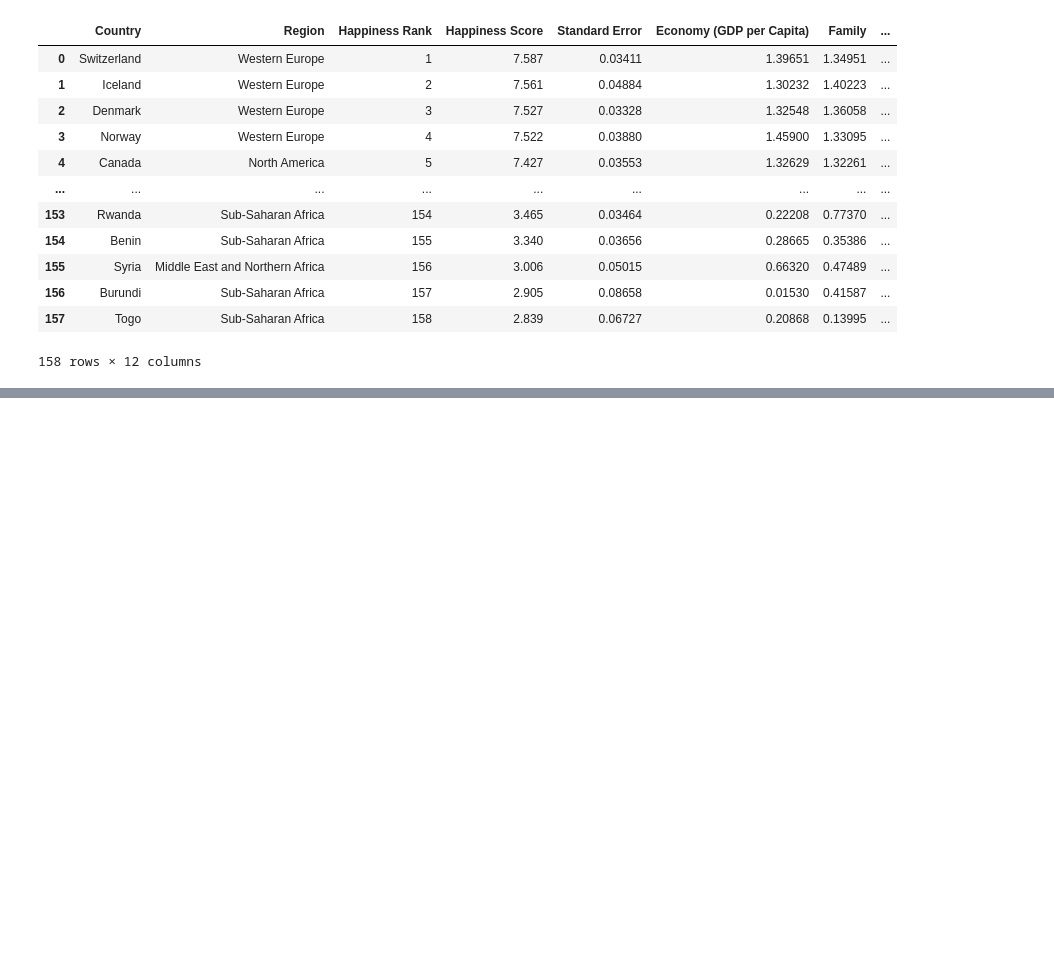
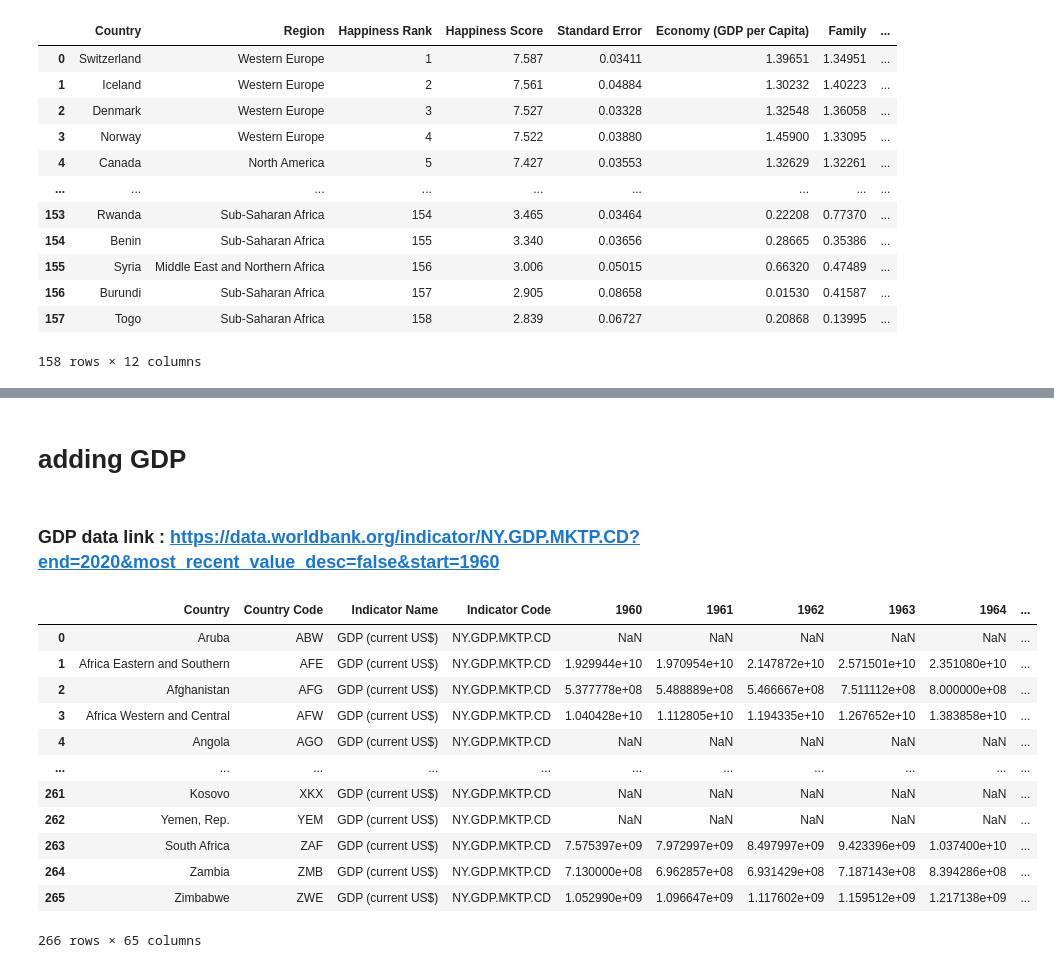
Before and after one commit to PriteshGujarati/Pursuit_Of_Happiness, a Jupyter notebook: HappinessNotebook.ipynb, the cells around one changed output, grey strips where cells are left out. Drawn from its saved outputs; the diff is of its cells as text; code cells hidden in the pictures; blank space fills up the shorter version.

Commit message:
GDP data update
v2

```diff
--- a/HappinessNotebook.ipynb
+++ b/HappinessNotebook.ipynb
@@ -39,0 +52,24 @@ data
+# %% [markdown]
+# adding GDP
+# %% [markdown]
+### GDP data link : https://data.worldbank.org/indicator/NY.GDP.MKTP.CD?end=2020&most_recent_value_desc=false&start=1960
+# %%
+GDP = pd.read_csv('data/GDP.csv')
+# %%
+GDP.rename(columns={"Country Name": "Country"}, inplace = True)
+# %%
+GDP
+# %% [output]
+|  | Country | Country Code | Indicator Name | Indicator Code | 1960 | 1961 | 1962 | 1963 | 1964 | ... |
+| 0 | Aruba | ABW | GDP (current US$) | NY.GDP.MKTP.CD | NaN | NaN | NaN | NaN | NaN | ... |
+| 1 | Africa Eastern and Southern | AFE | GDP (current US$) | NY.GDP.MKTP.CD | 1.929944e+10 | 1.970954e+10 | 2.147872e+10 | 2.571501e+10 | 2.351080e+10 | ... |
+| 2 | Afghanistan | AFG | GDP (current US$) | NY.GDP.MKTP.CD | 5.377778e+08 | 5.488889e+08 | 5.466667e+08 | 7.511112e+08 | 8.000000e+08 | ... |
+| 3 | Africa Western and Central | AFW | GDP (current US$) | NY.GDP.MKTP.CD | 1.040428e+10 | 1.112805e+10 | 1.194335e+10 | 1.267652e+10 | 1.383858e+10 | ... |
+| 4 | Angola | AGO | GDP (current US$) | NY.GDP.MKTP.CD | NaN | NaN | NaN | NaN | NaN | ... |
+| ... | ... | ... | ... | ... | ... | ... | ... | ... | ... | ... |
+| 261 | Kosovo | XKX | GDP (current US$) | NY.GDP.MKTP.CD | NaN | NaN | NaN | NaN | NaN | ... |
+| 262 | Yemen, Rep. | YEM | GDP (current US$) | NY.GDP.MKTP.CD | NaN | NaN | NaN | NaN | NaN | ... |
+| 263 | South Africa | ZAF | GDP (current US$) | NY.GDP.MKTP.CD | 7.575397e+09 | 7.972997e+09 | 8.497997e+09 | 9.423396e+09 | 1.037400e+10 | ... |
+| 264 | Zambia | ZMB | GDP (current US$) | NY.GDP.MKTP.CD | 7.130000e+08 | 6.962857e+08 | 6.931429e+08 | 7.187143e+08 | 8.394286e+08 | ... |
+| 265 | Zimbabwe | ZWE | GDP (current US$) | NY.GDP.MKTP.CD | 1.052990e+09 | 1.096647e+09 | 1.117602e+09 | 1.159512e+09 | 1.217138e+09 | ... |
+266 rows × 65 columns
```
Also changed, not shown: parts of 8 cells of this notebook, 2 other files.
